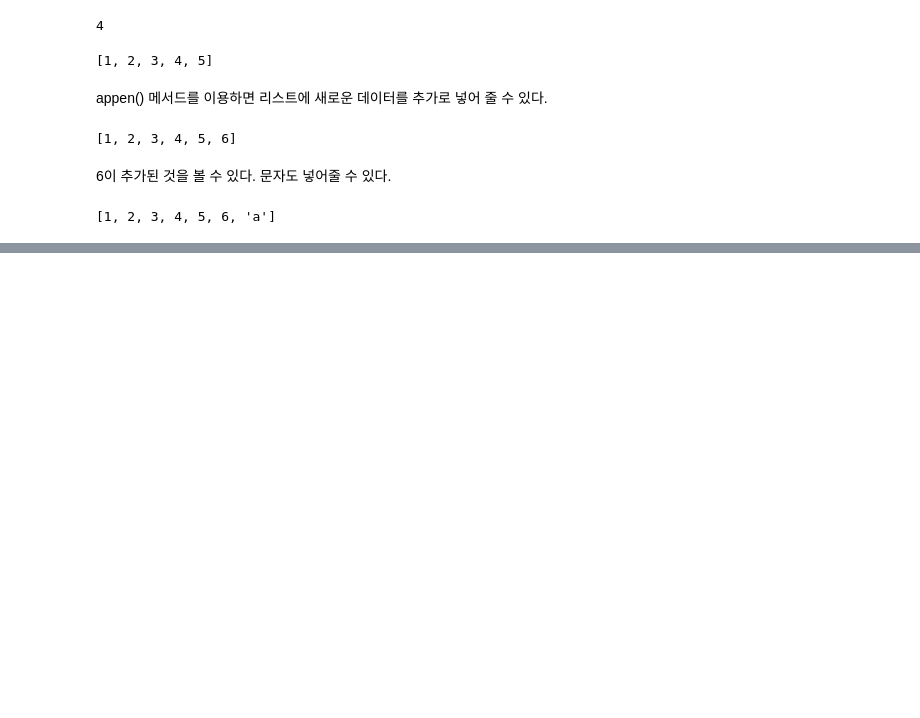
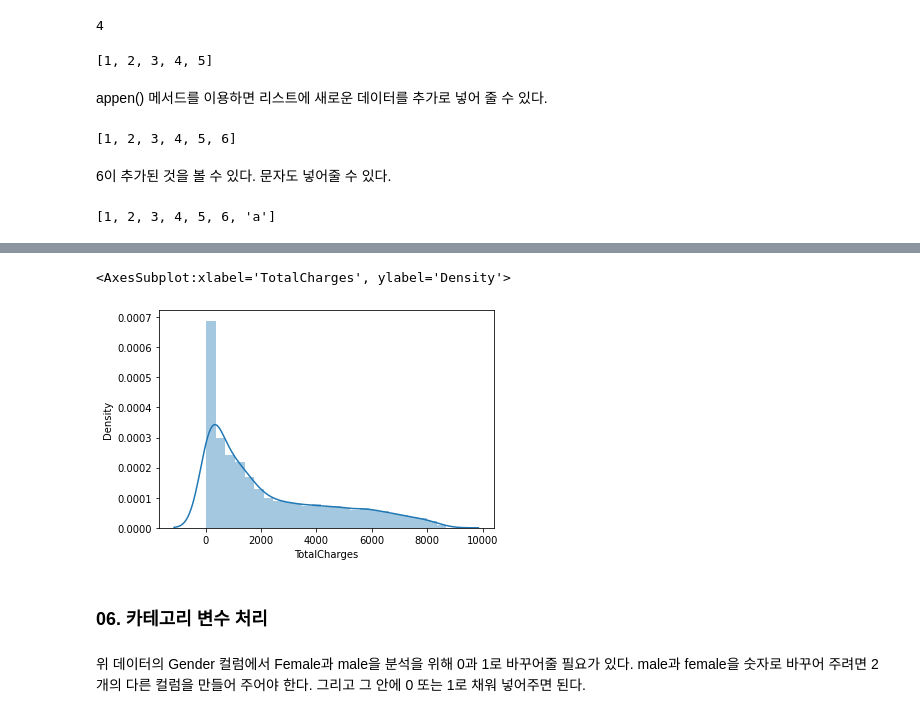
Before and after one commit to jaeyoon89/fastcampus_study, a Jupyter notebook: ch.04_customer_Churn_Forecast_KNN.ipynb, the cells around one changed output, grey strips where cells are left out. Cells and saved outputs as stored; diff of their text form; code cells hidden in the pictures; blank space fills up the shorter version.

Commit message:
ch.04_customer_Churn_Forecast_KNN

```diff
--- a/ch.04_customer_Churn_Forecast_KNN.ipynb
+++ b/ch.04_customer_Churn_Forecast_KNN.ipynb
@@ -62,0 +189,2 @@ my_list
+# %%
+data = pd.read_csv('churn.csv')
@@ -62,0 +306,2 @@ my_list
+# %%
+data['TotalCharges'] = data['TotalCharges'].replace(" ", "")
@@ -62,0 +310,2 @@ my_list
+# %%
+data['TotalCharges'] = pd.to_numeric(data['TotalCharges'])
@@ -62,0 +346,9 @@ my_list
+# %%
+sns.distplot(data['TotalCharges'])
+# %% [output]
+<AxesSubplot:xlabel='TotalCharges', ylabel='Density'>
+[figure, added]
+# %% [markdown]
+### 06. 카테고리 변수 처리
+# %% [markdown]
+위 데이터의 Gender 컬럼에서 Female과 male을 분석을 위해 0과 1로 바꾸어줄 필요가 있다. male과 female을 숫자로 바꾸어 주려면 2개의 다른 컬럼을 만들어 주어야 한다. 그리고 그 안에 0 또는 1로 채워 넣어주면 된다.
```
Also changed, not shown: parts of 52 cells of this notebook.
